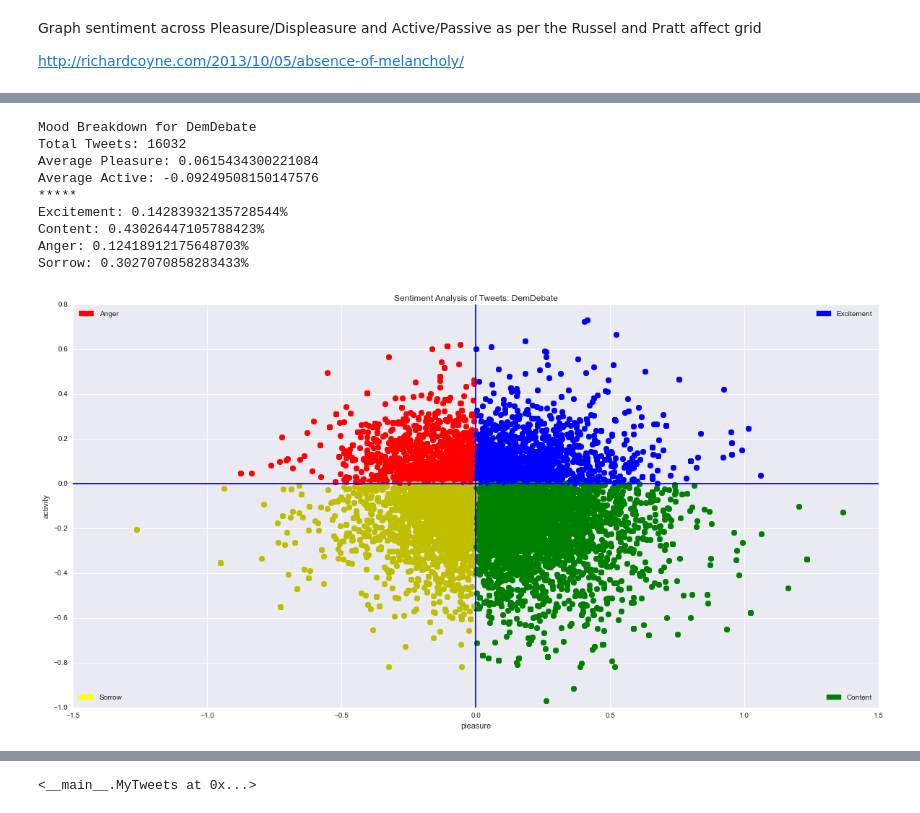
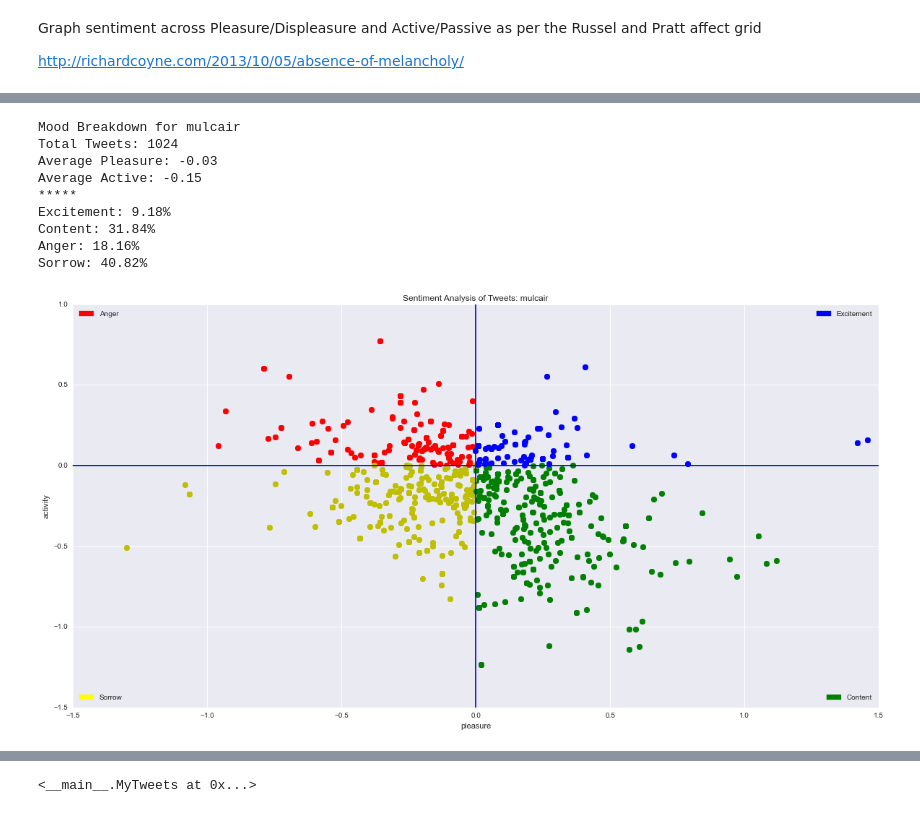
Before and after one commit to ToferC/Twitter_graphing_python, a Jupyter notebook: Gensim Word2Vec Play.ipynb, the cells around one changed output, grey strips where cells are left out. Saved outputs shown, nothing was run; the diff lists cells and outputs as text; code cells hidden in the pictures.

```diff
--- a/Gensim Word2Vec Play.ipynb
+++ b/Gensim Word2Vec Play.ipynb
@@ -271,13 +277,17 @@ sentiment_demdebate = analyze_sentiment(processed_demdebate_tweets)
-# %%
-graph_tweets(sentiment_demdebate, "DemDebate")
-# %% [output]
-Mood Breakdown for DemDebate
-Total Tweets: 16032
-Average Pleasure: 0.0615434300221084
-Average Active: -0.09249508150147576
-*****
-Excitement: 0.14283932135728544%
-Content: 0.43026447105788423%
-Anger: 0.12418912175648703%
-Sorrow: 0.3027070858283433%
-[figure, removed]
+# %%
+mulcair_tweets = load_tweets('mulcair_stream.json')
+processed_mulcair_tweets = process_tweets(mulcair_tweets)
+sentiment_mulcair = analyze_sentiment(processed_mulcair_tweets)
+# %%
+graph_tweets(sentiment_mulcair, "mulcair")
+# %% [output]
+Mood Breakdown for mulcair
+Total Tweets: 1024
+Average Pleasure: -0.03
+Average Active: -0.15
+*****
+Excitement: 9.18%
+Content: 31.84%
+Anger: 18.16%
+Sorrow: 40.82%
+[figure, added]
```
Also changed, not shown: parts of 11 cells of this notebook, 3 other files.
